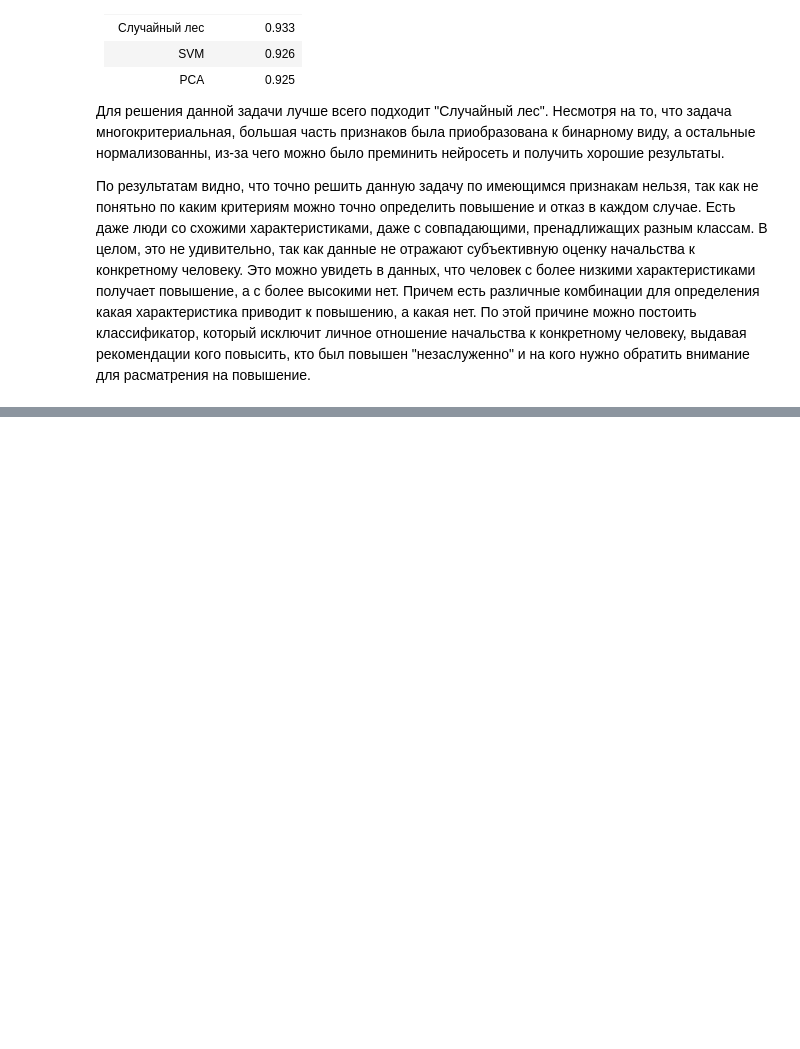
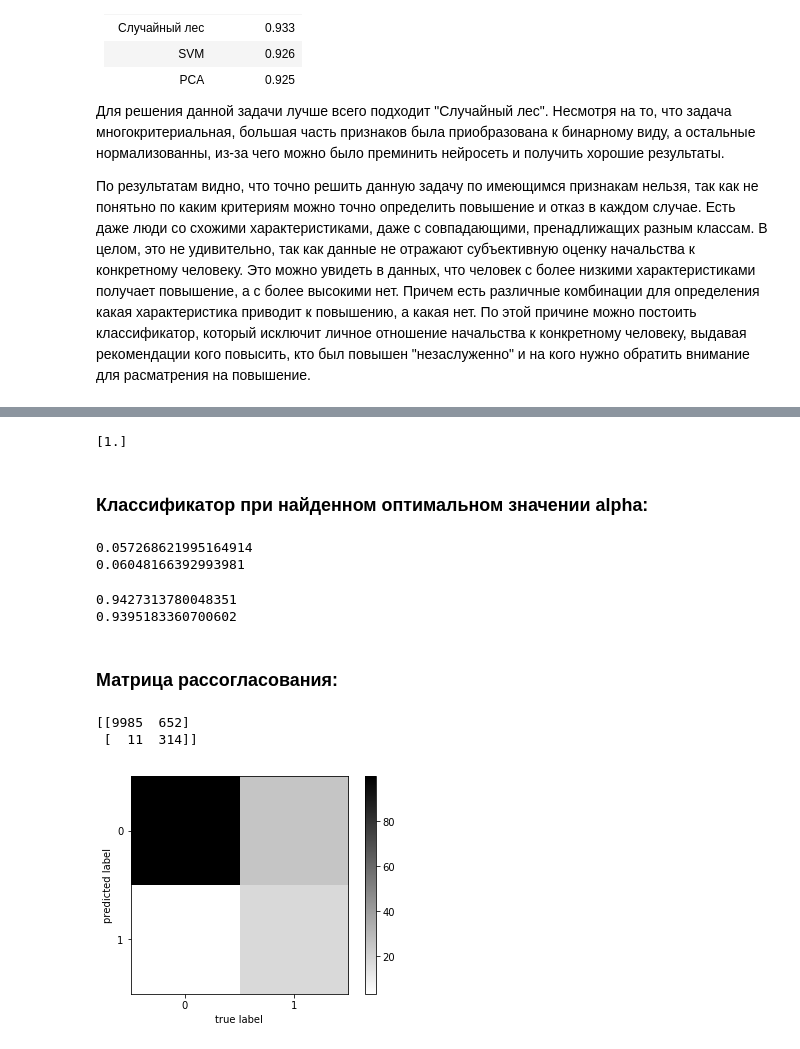
Before and after one commit to LuaSavage/ML, a Jupyter notebook: main.ipynb, the cells around one changed output, grey strips where cells are left out. Cells and saved outputs as stored; diff of their text form; code cells hidden in the pictures; blank space fills up the shorter version.

```diff
--- a/main.ipynb
+++ b/main.ipynb
@@ -773,0 +1012,47 @@ train_accuracy: 0.99988 ≠ 1 при k=1 говорит о наличии нес
+# %%
+alpha_opt = alpha_arr[test_err == min_test_err]
+print(alpha_opt)
+# %% [output]
+[1.]
+# %% [markdown]
+### Классификатор при найденном оптимальном значении alpha:
+# %%
+mlp_model = MLPClassifier(alpha = alpha_opt, hidden_layer_sizes = (100,),
+                          solver = 'lbfgs', activation = 'logistic', random_state = 42)
+mlp_model.fit(x_train, y_train)
+
+y_train_pred = mlp_model.predict(x_train)
+y_test_pred = mlp_model.predict(x_test)
+
+print(1 - mlp_model.score(x_train, y_train))
+print(1 - mlp_model.score(x_test, y_test))
+# %% [output]
+0.057268621995164914
+0.06048166392993981
+# %%
+print(accuracy_score(y_train, y_train_pred))
+print(accuracy_score(y_test, y_test_pred))
+# %% [output]
+0.9427313780048351
+0.9395183360700602
+# %% [markdown]
+### Матрица рассогласования:
+# %%
+from sklearn.metrics import confusion_matrix
+print(confusion_matrix(y_test_pred, y_test))
+# %% [output]
+[[9985  652]
+ [  11  314]]
+# %%
+M = confusion_matrix(y_test_pred, y_test)
+M = np.sqrt(M)
+plt.imshow(M, interpolation = 'nearest')
+plt.set_cmap('binary')
+plt.xticks(range(2))
+plt.yticks(range(2))
+plt.xlabel("true label")
+plt.ylabel("predicted label")
+plt.colorbar()
+pass
+# %% [output]
+[figure, added]
```
Also changed, not shown: parts of 27 cells of this notebook.
